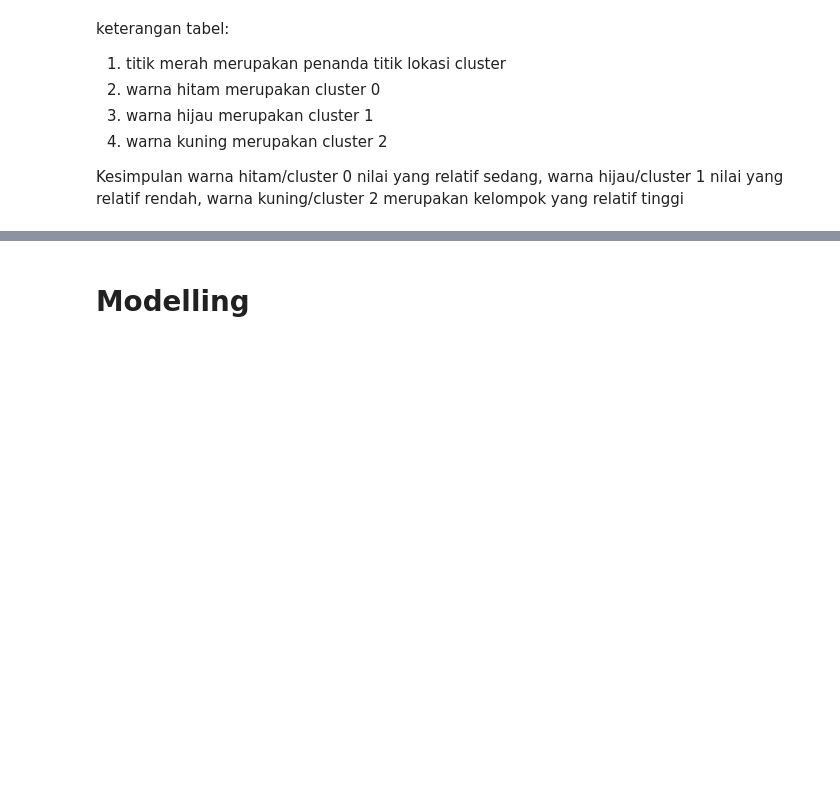
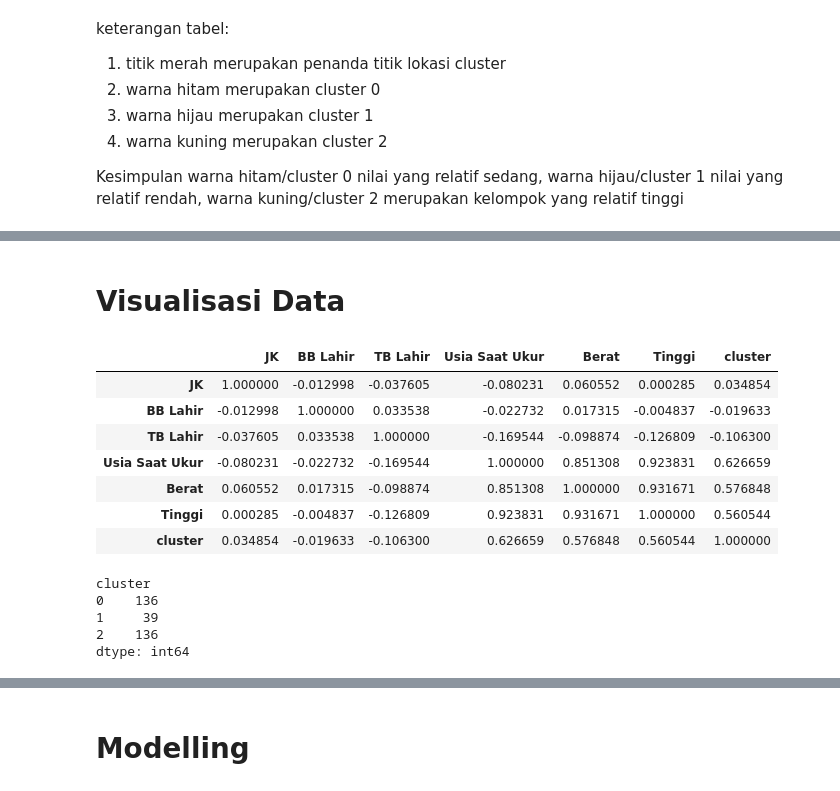
Before and after one commit to kilua762/malnutrition-classification, a Jupyter notebook: Collab/stunting_classification.ipynb, the cells around one changed output, grey strips where cells are left out. Saved outputs shown, nothing was run; the diff lists cells and outputs as text; code cells hidden in the pictures; blank space fills up the shorter version.

```diff
--- a/Collab/stunting_classification.ipynb
+++ b/Collab/stunting_classification.ipynb
@@ -363,3 +327,26 @@ data_stunting.sample(10)
 # %%
 #Export File to .csv
 data_stunting.to_csv("StuntingCluster.csv",index = False)
+# %% [markdown]
+# **Visualisasi Data**
+# %%
+#mencari korelasi antar tiap data
+data_stunting.corr()
+# jika angka menunjukan 0 menandakan netral, jika angka bernilai lebih dari 0 menandakan nilai yang kuat, jika angka bernilai negatif 0 menandakan nilai yang lemah
+# %% [output]
+|  | JK | BB Lahir | TB Lahir | Usia Saat Ukur | Berat | Tinggi | cluster |
+| JK | 1.000000 | -0.012998 | -0.037605 | -0.080231 | 0.060552 | 0.000285 | 0.034854 |
+| BB Lahir | -0.012998 | 1.000000 | 0.033538 | -0.022732 | 0.017315 | -0.004837 | -0.019633 |
+| TB Lahir | -0.037605 | 0.033538 | 1.000000 | -0.169544 | -0.098874 | -0.126809 | -0.106300 |
+| Usia Saat Ukur | -0.080231 | -0.022732 | -0.169544 | 1.000000 | 0.851308 | 0.923831 | 0.626659 |
+| Berat | 0.060552 | 0.017315 | -0.098874 | 0.851308 | 1.000000 | 0.931671 | 0.576848 |
+| Tinggi | 0.000285 | -0.004837 | -0.126809 | 0.923831 | 0.931671 | 1.000000 | 0.560544 |
+| cluster | 0.034854 | -0.019633 | -0.106300 | 0.626659 | 0.576848 | 0.560544 | 1.000000 |
+# %%
+data_stunting.groupby('cluster').size()
+# %% [output]
+cluster
+0    136
+1     39
+2    136
+dtype: int64
```
Also changed, not shown: parts of 26 cells of this notebook, 7 other files.
